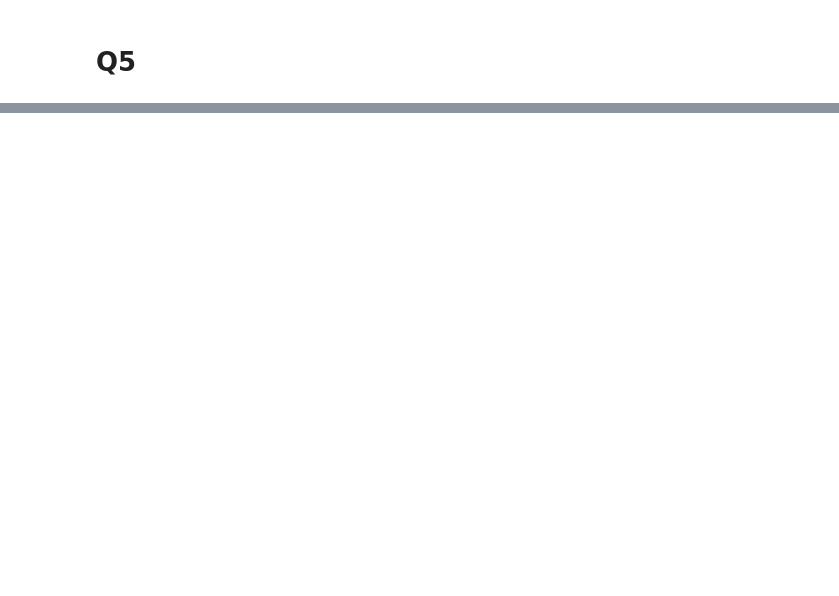
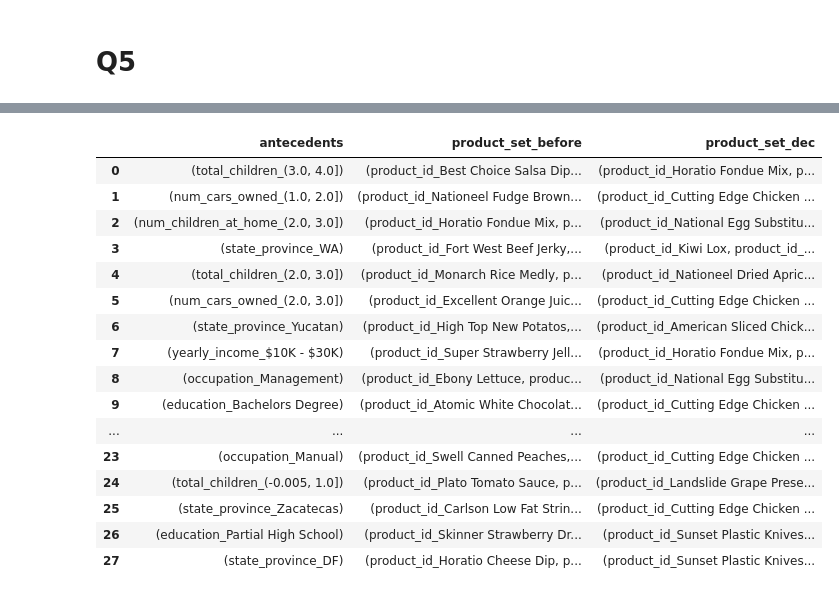
Before and after one commit to theabc50111/nccu_cs_hw, a Jupyter notebook: DataMining_HW/hw1/110753201_hw1_dm.ipynb, the cells around one changed output, grey strips where cells are left out. Cells and saved outputs as stored; diff of their text form; code cells hidden in the pictures; blank space fills up the shorter version.

```diff
--- a/DataMining_HW/hw1/110753201_hw1_dm.ipynb
+++ b/DataMining_HW/hw1/110753201_hw1_dm.ipynb
@@ -240,0 +373,24 @@ time: 7.86 s (started: 2022-01-17 07:56:37 +00:00)
+# %%
+transac_cus_before_dec_group_rules = transac_cus_before_dec_filtered_rules.loc[:,["antecedents", "consequents"]].groupby(["antecedents"]).apply(lambda x:frozenset().union(*x["consequents"].values)).reset_index().rename(columns={"antecedents":"antecedents", 0:"product_set"})
+transac_cus_dec_group_rules = transac_cus_dec_filtered_rules.loc[:,["antecedents", "consequents"]].groupby(["antecedents"]).apply(lambda x:frozenset().union(*x["consequents"].values)).reset_index().rename(columns={"antecedents":"antecedents", 0:"product_set"})
+diff_rules = pd.merge(transac_cus_before_dec_group_rules, transac_cus_dec_group_rules, on=["antecedents"], how='left', suffixes=('_before', '_dec'))
+diff_rules.to_csv('dec_diff_rules.csv')
+display(diff_rules)
+# %% [output]
+|  | antecedents | product_set_before | product_set_dec |
+| 0 | (total_children_(3.0, 4.0]) | (product_id_Best Choice Salsa Dip... | (product_id_Horatio Fondue Mix, p... |
+| 1 | (num_cars_owned_(1.0, 2.0]) | (product_id_Nationeel Fudge Brown... | (product_id_Cutting Edge Chicken ... |
+| 2 | (num_children_at_home_(2.0, 3.0]) | (product_id_Horatio Fondue Mix, p... | (product_id_National Egg Substitu... |
+| 3 | (state_province_WA) | (product_id_Fort West Beef Jerky,... | (product_id_Kiwi Lox, product_id_... |
+| 4 | (total_children_(2.0, 3.0]) | (product_id_Monarch Rice Medly, p... | (product_id_Nationeel Dried Apric... |
+| 5 | (num_cars_owned_(2.0, 3.0]) | (product_id_Excellent Orange Juic... | (product_id_Cutting Edge Chicken ... |
+| 6 | (state_province_Yucatan) | (product_id_High Top New Potatos,... | (product_id_American Sliced Chick... |
+| 7 | (yearly_income_$10K - $30K) | (product_id_Super Strawberry Jell... | (product_id_Horatio Fondue Mix, p... |
+| 8 | (occupation_Management) | (product_id_Ebony Lettuce, produc... | (product_id_National Egg Substitu... |
+| 9 | (education_Bachelors Degree) | (product_id_Atomic White Chocolat... | (product_id_Cutting Edge Chicken ... |
+| ... | ... | ... | ... |
+| 23 | (occupation_Manual) | (product_id_Swell Canned Peaches,... | (product_id_Cutting Edge Chicken ... |
+| 24 | (total_children_(-0.005, 1.0]) | (product_id_Plato Tomato Sauce, p... | (product_id_Landslide Grape Prese... |
+| 25 | (state_province_Zacatecas) | (product_id_Carlson Low Fat Strin... | (product_id_Cutting Edge Chicken ... |
+| 26 | (education_Partial High School) | (product_id_Skinner Strawberry Dr... | (product_id_Sunset Plastic Knives... |
+| 27 | (state_province_DF) | (product_id_Horatio Cheese Dip, p... | (product_id_Sunset Plastic Knives... |
```
Also changed, not shown: parts of 21 cells of this notebook, 7 other files.
